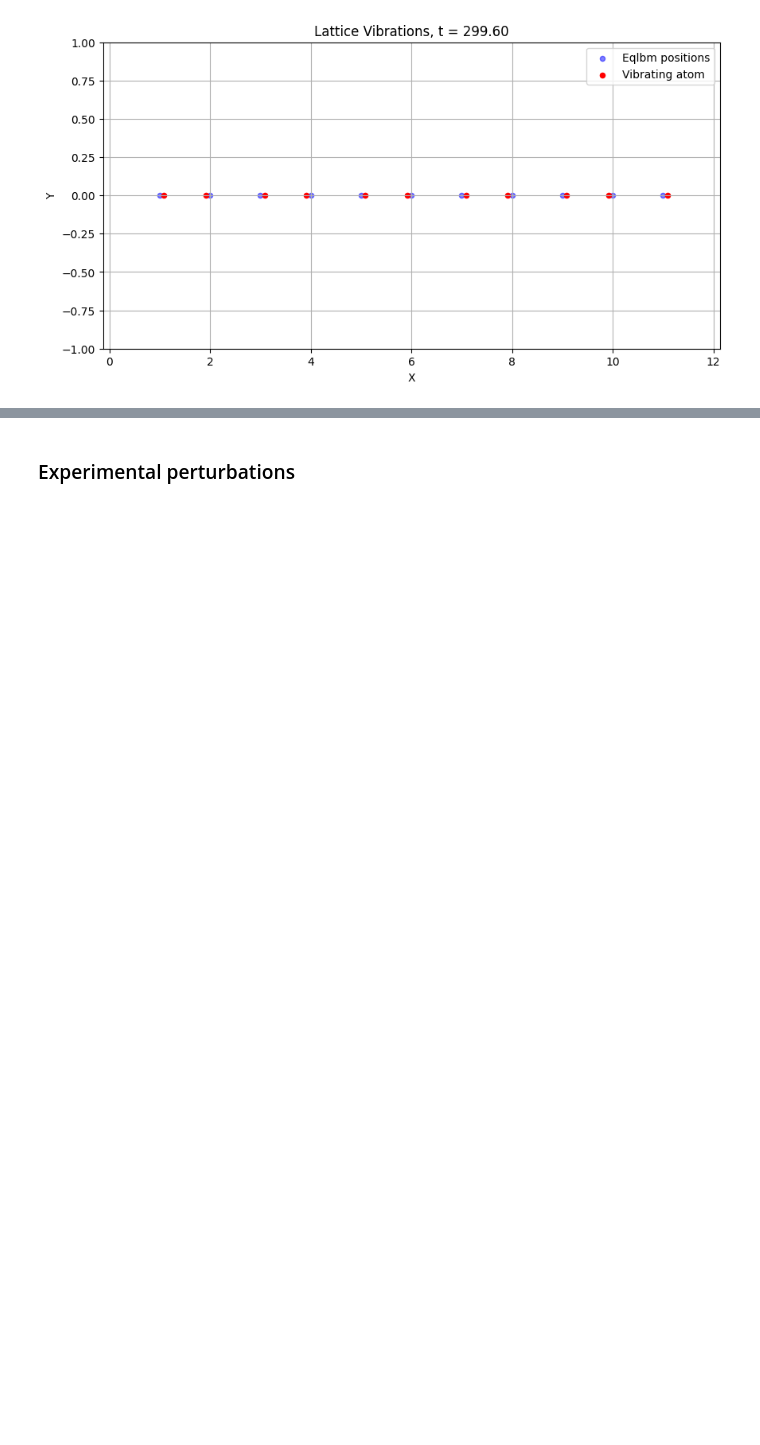
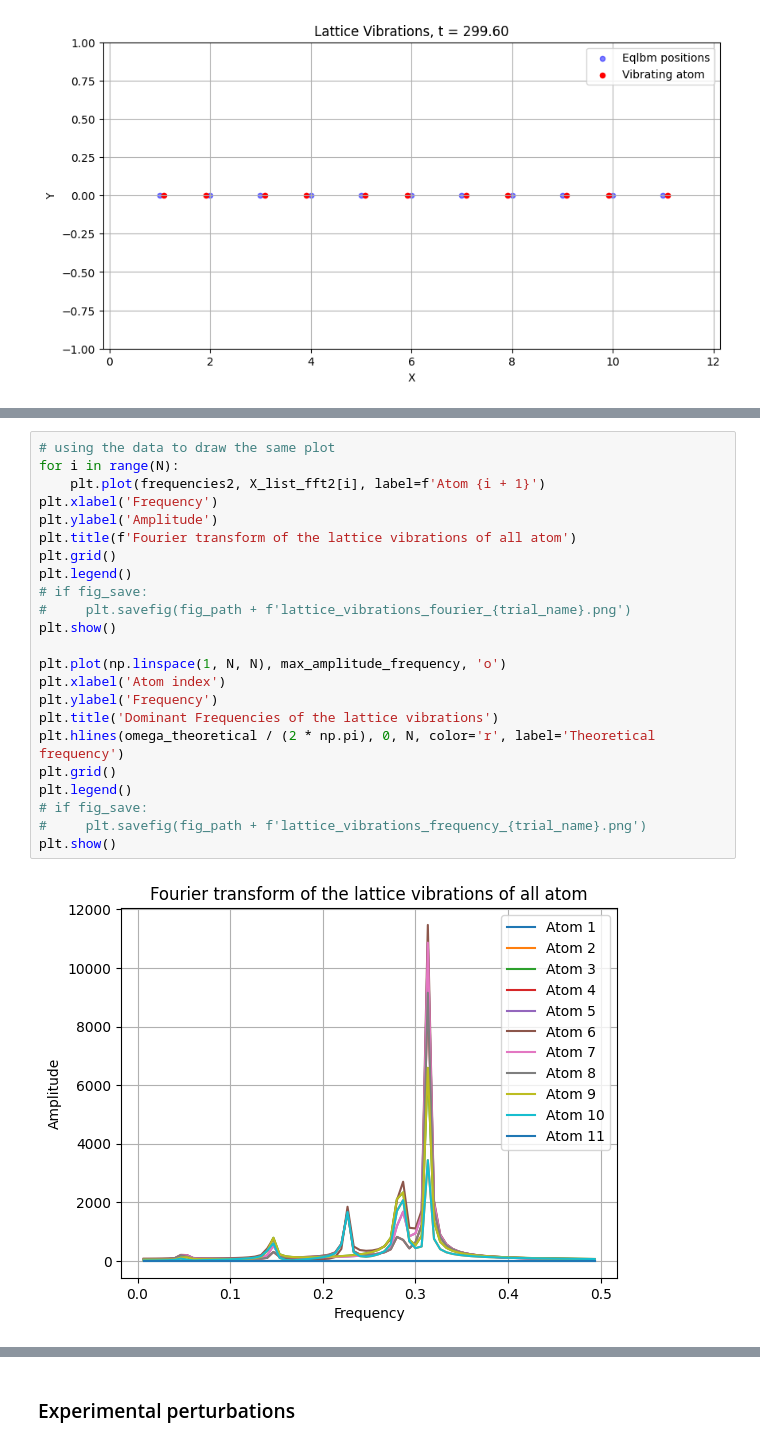
Before and after one commit to AdhilshaA/CP_lattice_vibration_project, a Jupyter notebook: RK4_monoatomic.ipynb, the cells around one changed output, grey strips where cells are left out. Saved outputs shown, nothing was run; the diff lists cells and outputs as text; blank space fills up the shorter version.

```diff
--- a/RK4_monoatomic.ipynb
+++ b/RK4_monoatomic.ipynb
@@ -279,0 +376,25 @@ freq_obs_fft = lattice_vibrations_analysis(X_list, N, T, Nt, omega_theoretical,
+# %%
+# using the data to draw the same plot
+for i in range(N):
+    plt.plot(frequencies2, X_list_fft2[i], label=f'Atom {i + 1}')
+plt.xlabel('Frequency')
+plt.ylabel('Amplitude')
+plt.title(f'Fourier transform of the lattice vibrations of all atom')
+plt.grid()
+plt.legend()
+# if fig_save:
+#     plt.savefig(fig_path + f'lattice_vibrations_fourier_{trial_name}.png')
+plt.show()
+
+plt.plot(np.linspace(1, N, N), max_amplitude_frequency, 'o')
+plt.xlabel('Atom index')
+plt.ylabel('Frequency')
+plt.title('Dominant Frequencies of the lattice vibrations')
+plt.hlines(omega_theoretical / (2 * np.pi), 0, N, color='r', label='Theoretical frequency')
+plt.grid()
+plt.legend()
+# if fig_save:
+#     plt.savefig(fig_path + f'lattice_vibrations_frequency_{trial_name}.png')
+plt.show()
+# %% [output]
+[figure, added]
```
Also changed, not shown: parts of 27 cells of this notebook, 18 other files.
